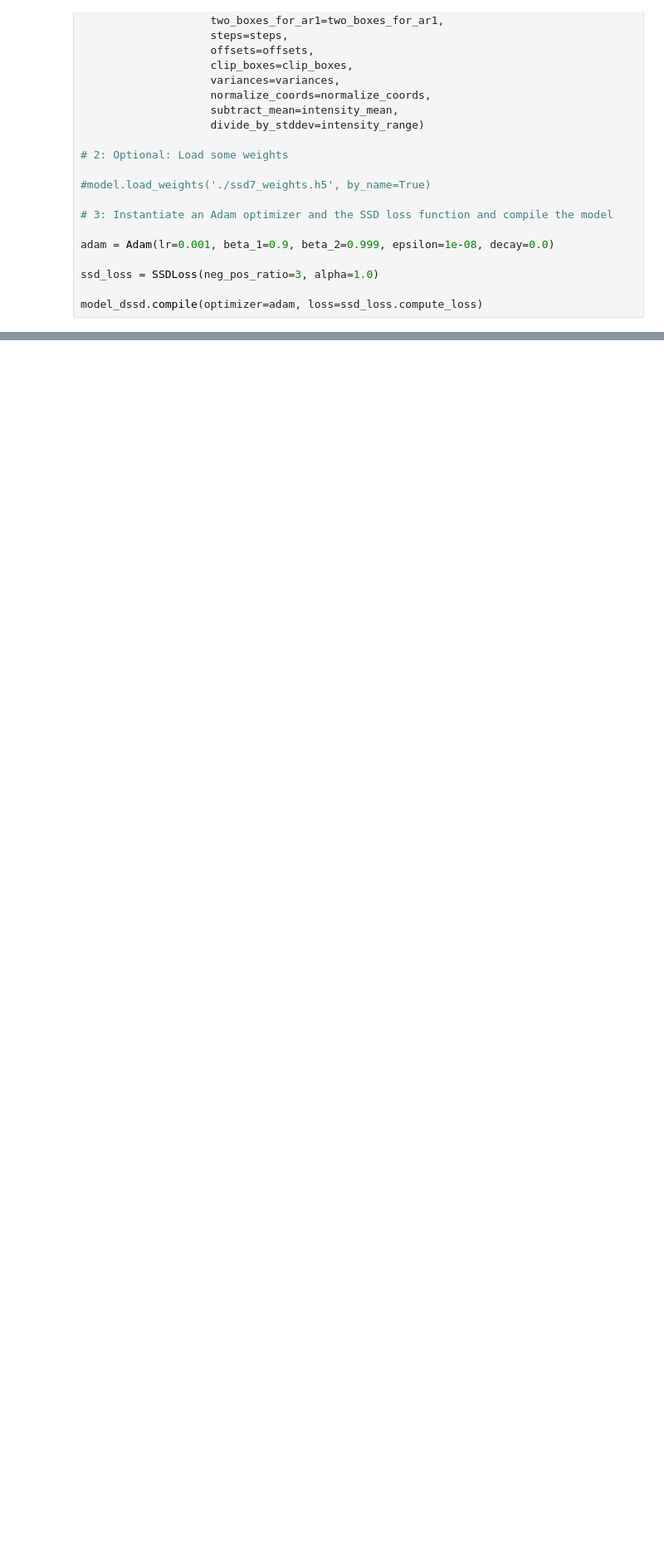
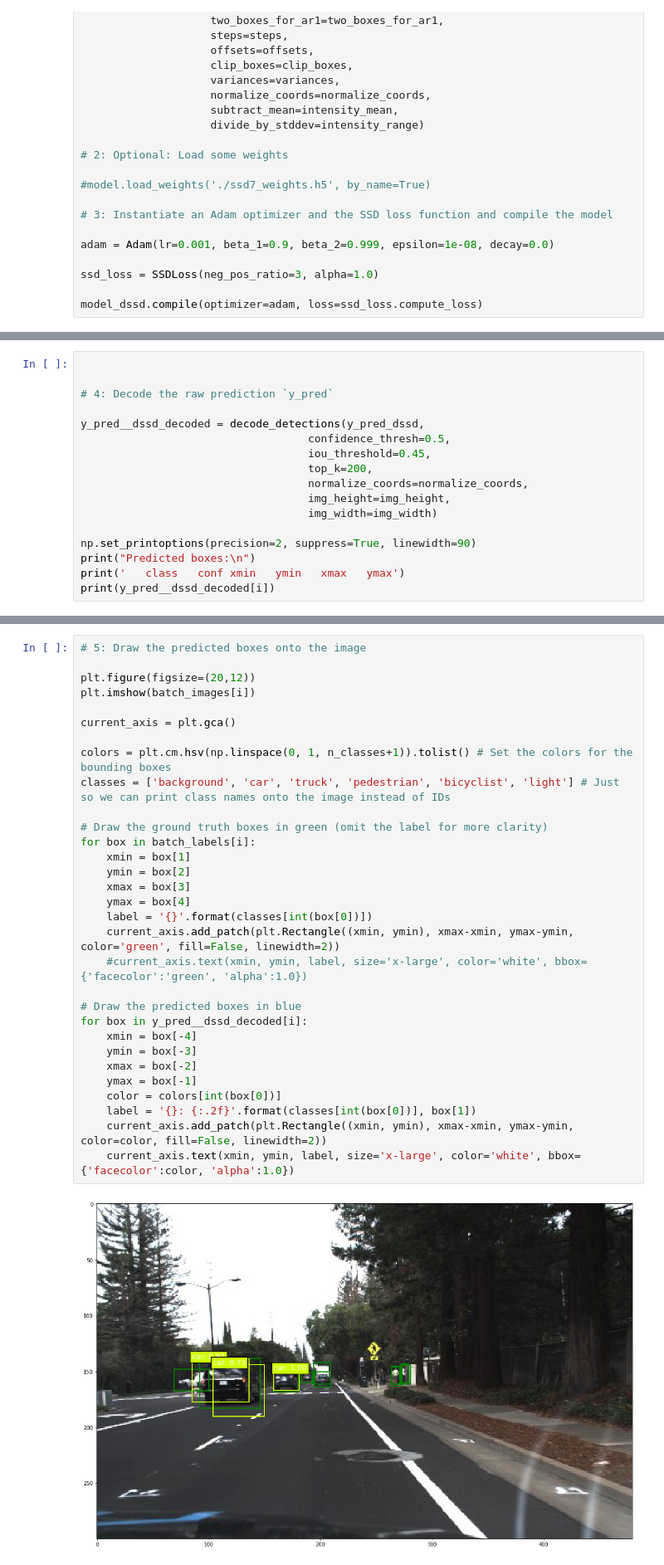
Before and after one commit to Klevertak/ssd_keras, a Jupyter notebook: DSSD_test.ipynb, the cells around one changed output, grey strips where cells are left out. Shown at 83% size. Drawn from its saved outputs; the diff is of its cells as text; blank space fills up the shorter version.

```diff
--- a/DSSD_test.ipynb
+++ b/DSSD_test.ipynb
@@ -661,0 +697,17 @@ plt.legend(loc='upper right', prop={'size': 24});
+# %%
+
+
+# 4: Decode the raw prediction `y_pred`
+
+y_pred__dssd_decoded = decode_detections(y_pred_dssd,
+                                   confidence_thresh=0.5,
+                                   iou_threshold=0.45,
+                                   top_k=200,
+                                   normalize_coords=normalize_coords,
+                                   img_height=img_height,
+                                   img_width=img_width)
+
+np.set_printoptions(precision=2, suppress=True, linewidth=90)
+print("Predicted boxes:\n")
+print('   class   conf xmin   ymin   xmax   ymax')
+print(y_pred__dssd_decoded[i])
@@ -661,0 +721,33 @@ plt.legend(loc='upper right', prop={'size': 24});
+# %%
+# 5: Draw the predicted boxes onto the image
+
+plt.figure(figsize=(20,12))
+plt.imshow(batch_images[i])
+
+current_axis = plt.gca()
+
+colors = plt.cm.hsv(np.linspace(0, 1, n_classes+1)).tolist() # Set the colors for the bounding boxes
+classes = ['background', 'car', 'truck', 'pedestrian', 'bicyclist', 'light'] # Just so we can print class names onto the image instead of IDs
+
+# Draw the ground truth boxes in green (omit the label for more clarity)
+for box in batch_labels[i]:
+    xmin = box[1]
+    ymin = box[2]
+    xmax = box[3]
+    ymax = box[4]
+    label = '{}'.format(classes[int(box[0])])
+    current_axis.add_patch(plt.Rectangle((xmin, ymin), xmax-xmin, ymax-ymin, color='green', fill=False, linewidth=2))
+    #current_axis.text(xmin, ymin, label, size='x-large', color='white', bbox={'facecolor':'green', 'alpha':1.0})
+
+# Draw the predicted boxes in blue
+for box in y_pred__dssd_decoded[i]:
+    xmin = box[-4]
+    ymin = box[-3]
+    xmax = box[-2]
+    ymax = box[-1]
+    color = colors[int(box[0])]
+    label = '{}: {:.2f}'.format(classes[int(box[0])], box[1])
+    current_axis.add_patch(plt.Rectangle((xmin, ymin), xmax-xmin, ymax-ymin, color=color, fill=False, linewidth=2))
+    current_axis.text(xmin, ymin, label, size='x-large', color='white', bbox={'facecolor':color, 'alpha':1.0})
+# %% [output]
+[figure, added]
```
Also changed, not shown: parts of 13 cells of this notebook.
